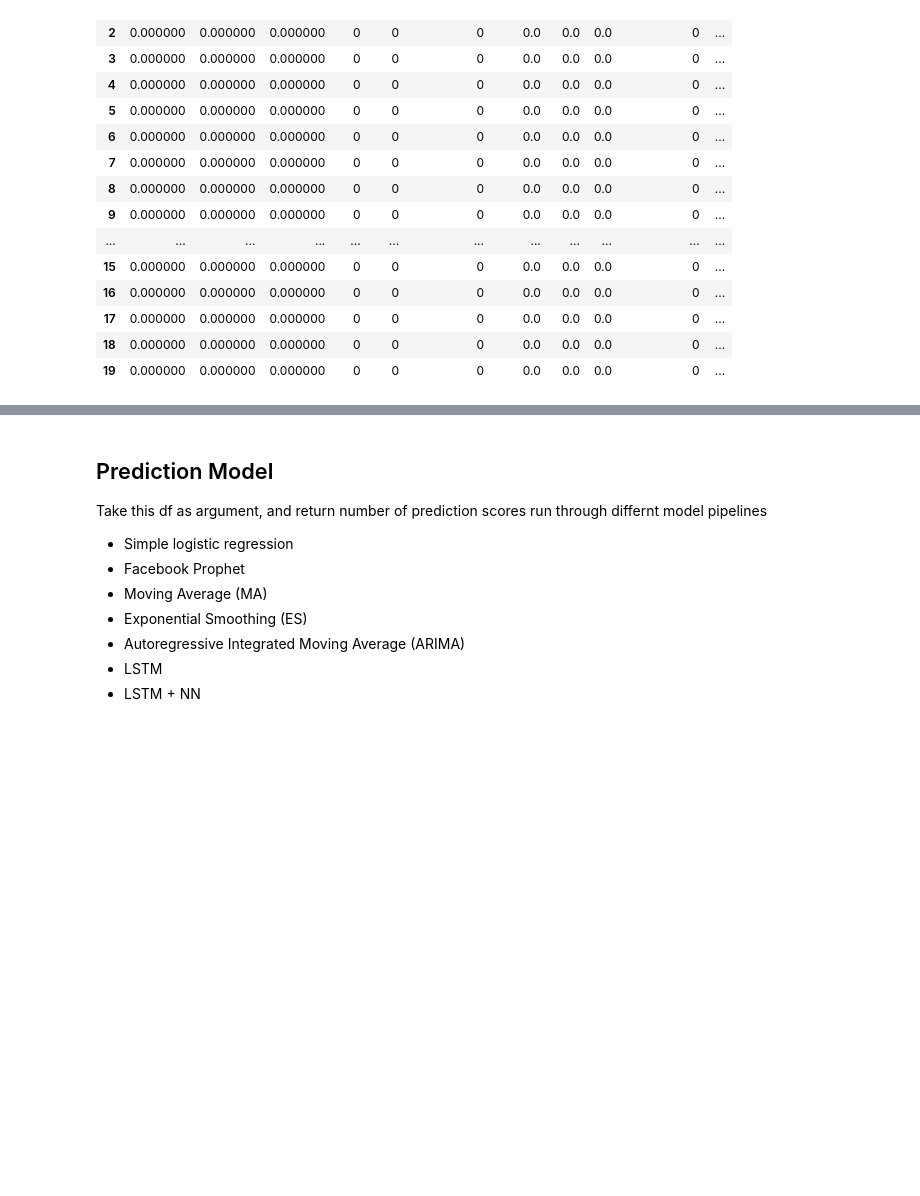
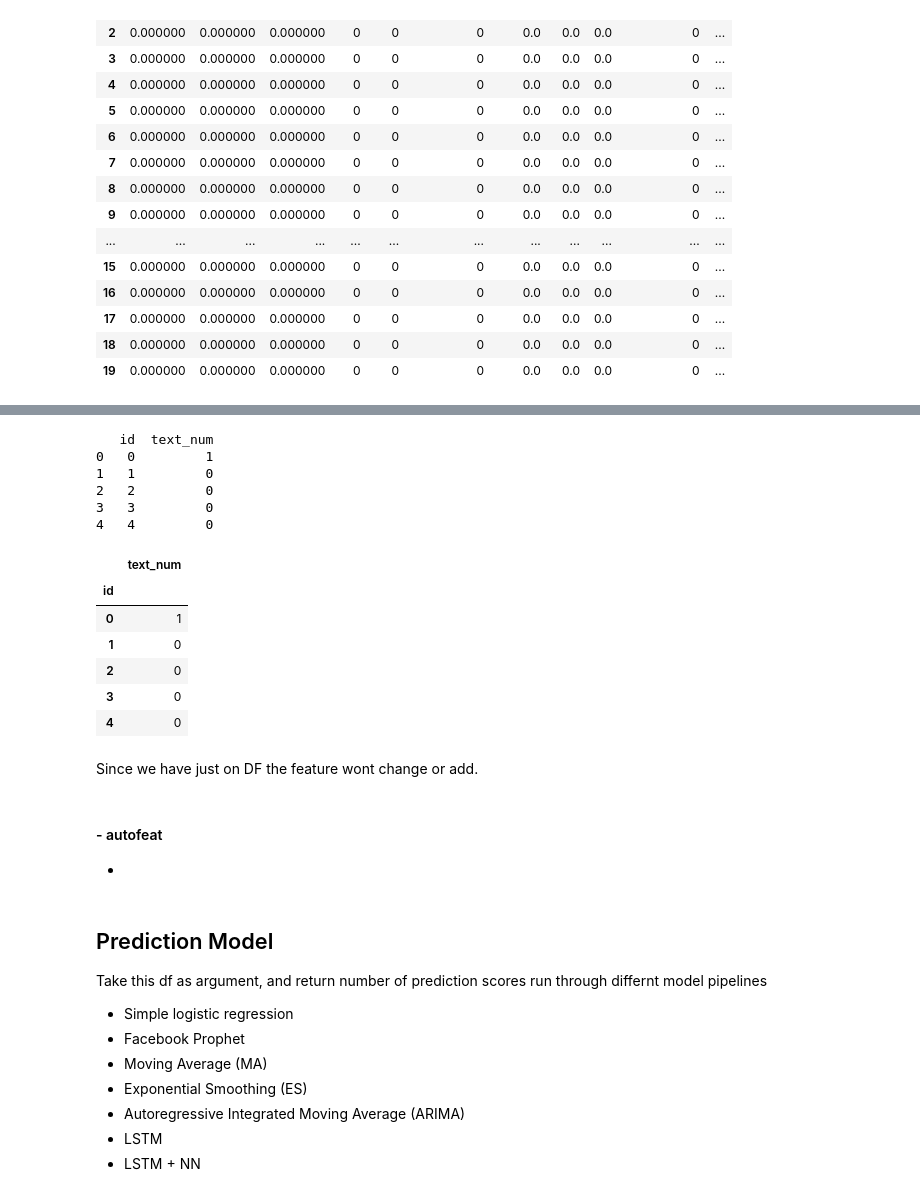
Before and after one commit to AJV009/SlackML, a Jupyter notebook: user_afk_msg_freq_prediction.ipynb, the cells around one changed output, grey strips where cells are left out. Saved outputs shown, nothing was run; the diff lists cells and outputs as text; code cells hidden in the pictures; blank space fills up the shorter version.

```diff
--- a/user_afk_msg_freq_prediction.ipynb
+++ b/user_afk_msg_freq_prediction.ipynb
@@ -258,0 +284,6 @@ basic_statistical_features(temp_df).head(20)
+# %%
+import featuretools as ft
+# creating entity set
+es = ft.EntitySet(id = 'afk_data')
+es.add_dataframe(dataframe = temp_df, dataframe_name= 'afk_msg_data', index = 'id')
+es
@@ -258,0 +296,3 @@ basic_statistical_features(temp_df).head(20)
+# %%
+#generate feature matrix
+feature_matrix, feature_names = ft.dfs(entityset=es, target_dataframe_name="afk_msg_data", verbose = 1)
@@ -259,3 +302,25 @@ basic_statistical_features(temp_df).head(20)
+# %%
+print(temp_df.head())
+feature_matrix.head()
+# %% [output]
+   id  text_num
+0   0         1
+1   1         0
+2   2         0
+3   3         0
+4   4         0
+|  | text_num |
+| id |  |
+| 0 | 1 |
+| 1 | 0 |
+| 2 | 0 |
+| 3 | 0 |
+| 4 | 0 |
+# %% [markdown]
+Since we have just on DF the feature wont change or add.
+# %% [markdown]
+#### - autofeat
+-
 # %% [markdown]
 ## Prediction Model
 
```
Also changed, not shown: parts of 14 cells of this notebook, 2 other files.
